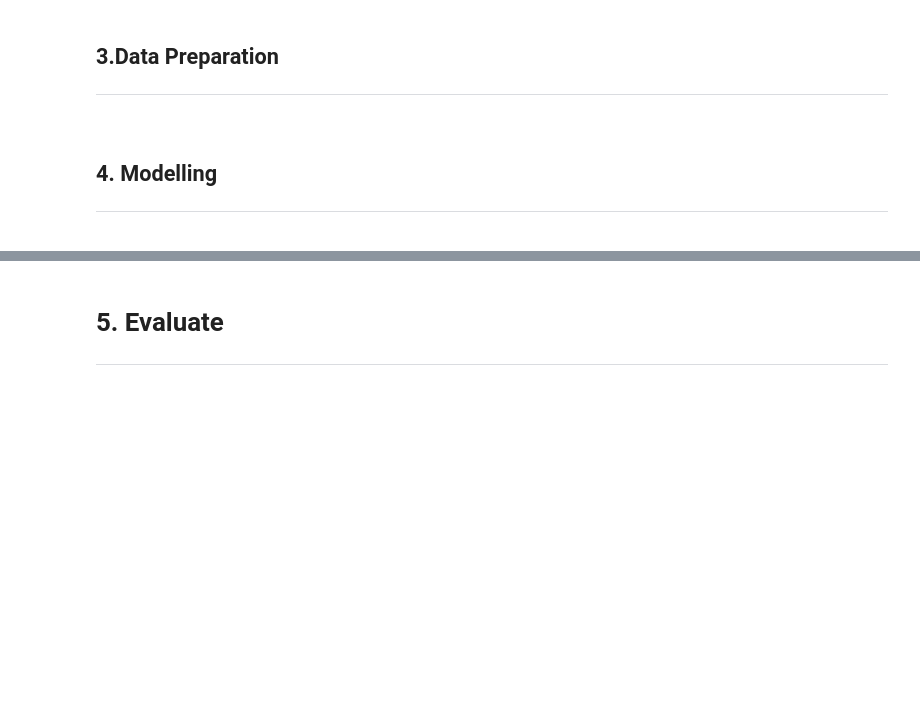
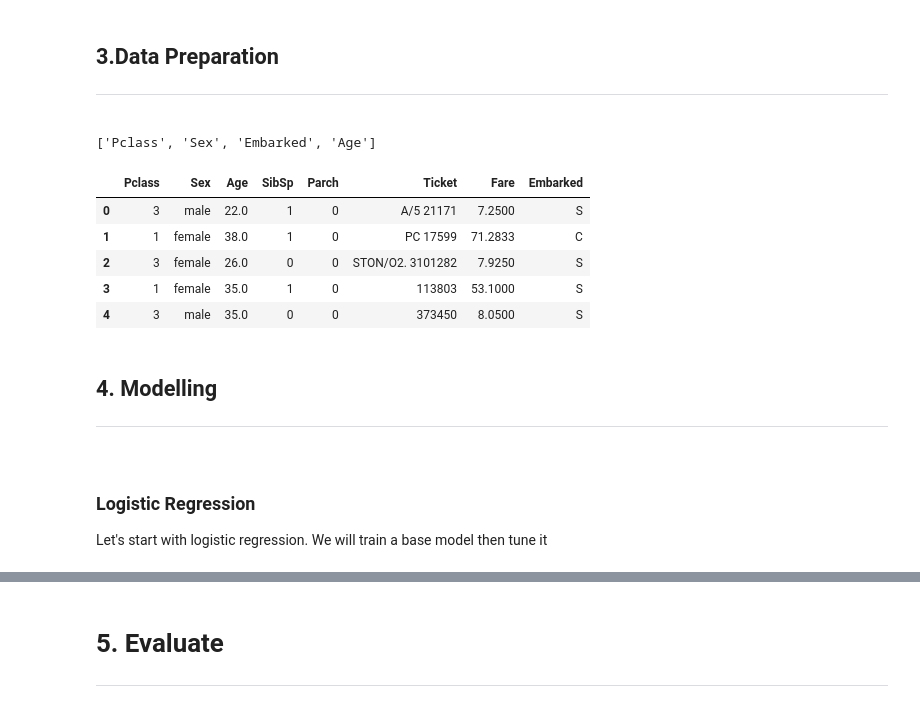
Before and after one commit to Benbellah-Owino/titanic-analysis-and-modelling, a Jupyter notebook: index.ipynb, the cells around one changed output, grey strips where cells are left out. Cells and saved outputs as stored; diff of their text form; code cells hidden in the pictures; blank space fills up the shorter version.

```diff
--- a/index.ipynb
+++ b/index.ipynb
@@ -341,3 +374,12 @@ plt.show()
 While females were more likely to survive, they same general pattern persists. Females in there middle ages were also not spared, since they also had a considerable amount losses. However, they had a higher chance to survive.
 # %% [markdown]
 ## **3.Data Preparation**<hr>
+# %%
+#Lets define categorical and numerical columns in arrays for use in appropriate contexts
+categorical_cols = ["Pclass", "Sex", "Embarked"]
+numerical_cols = ["Age"]
+y_cols = ["Survived"]
+X_cols =  categorical_cols + numerical_cols
+X_cols
+# %% [output]
+['Pclass', 'Sex', 'Embarked', 'Age']
@@ -343,0 +392,9 @@ While females were more likely to survive, they same general pattern persists. F
+# %%
+X.head()
+# %% [output]
+|  | Pclass | Sex | Age | SibSp | Parch | Ticket | Fare | Embarked |
+| 0 | 3 | male | 22.0 | 1 | 0 | A/5 21171 | 7.2500 | S |
+| 1 | 1 | female | 38.0 | 1 | 0 | PC 17599 | 71.2833 | C |
+| 2 | 3 | female | 26.0 | 0 | 0 | STON/O2. 3101282 | 7.9250 | S |
+| 3 | 1 | female | 35.0 | 1 | 0 | 113803 | 53.1000 | S |
+| 4 | 3 | male | 35.0 | 0 | 0 | 373450 | 8.0500 | S |
@@ -345,0 +419,4 @@ While females were more likely to survive, they same general pattern persists. F
+# %% [markdown]
+### **Logistic Regression**<br>
+
+Let's start  with logistic regression. We will train a base model then tune it
```
Also changed, not shown: parts of 17 cells of this notebook.
